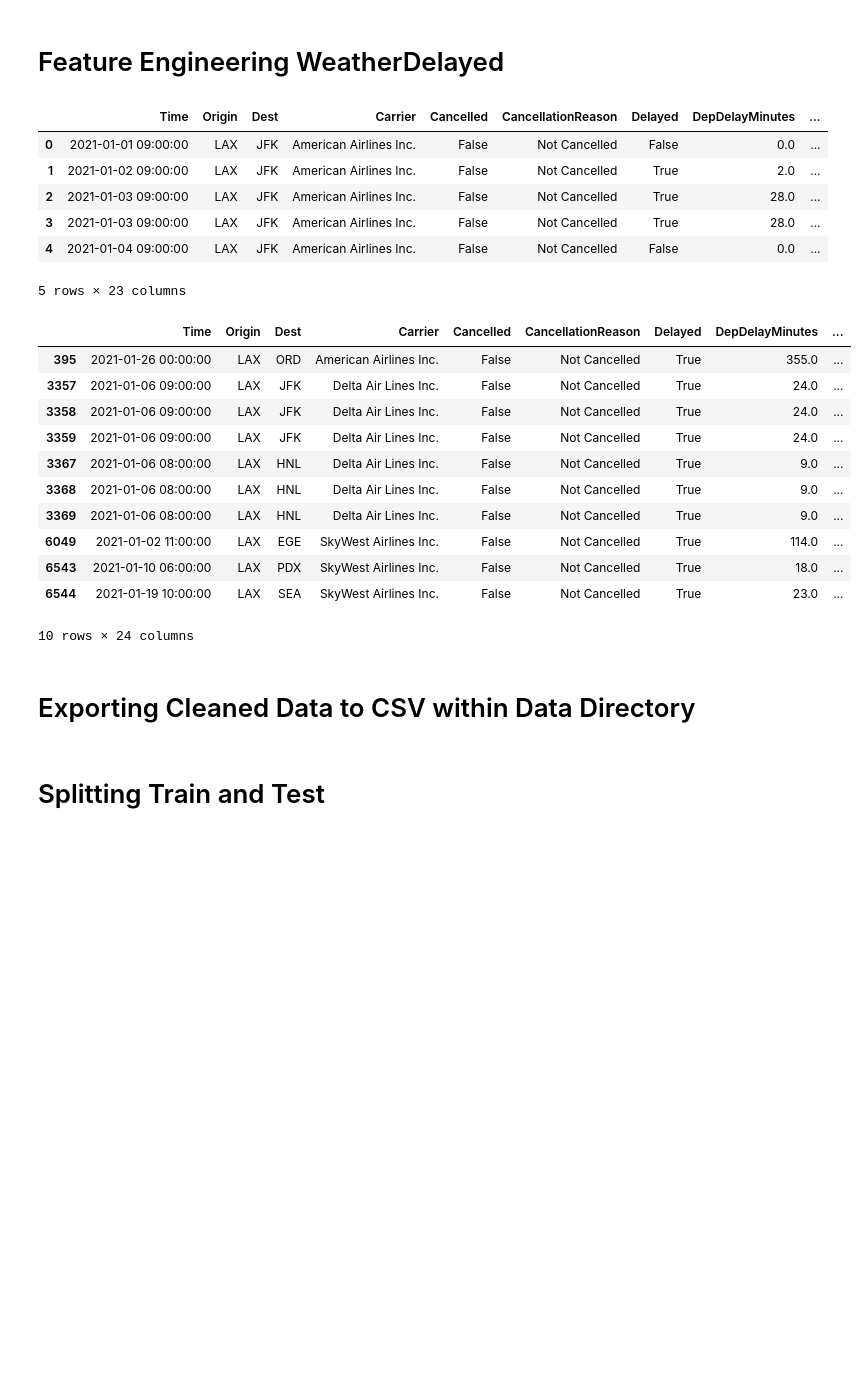
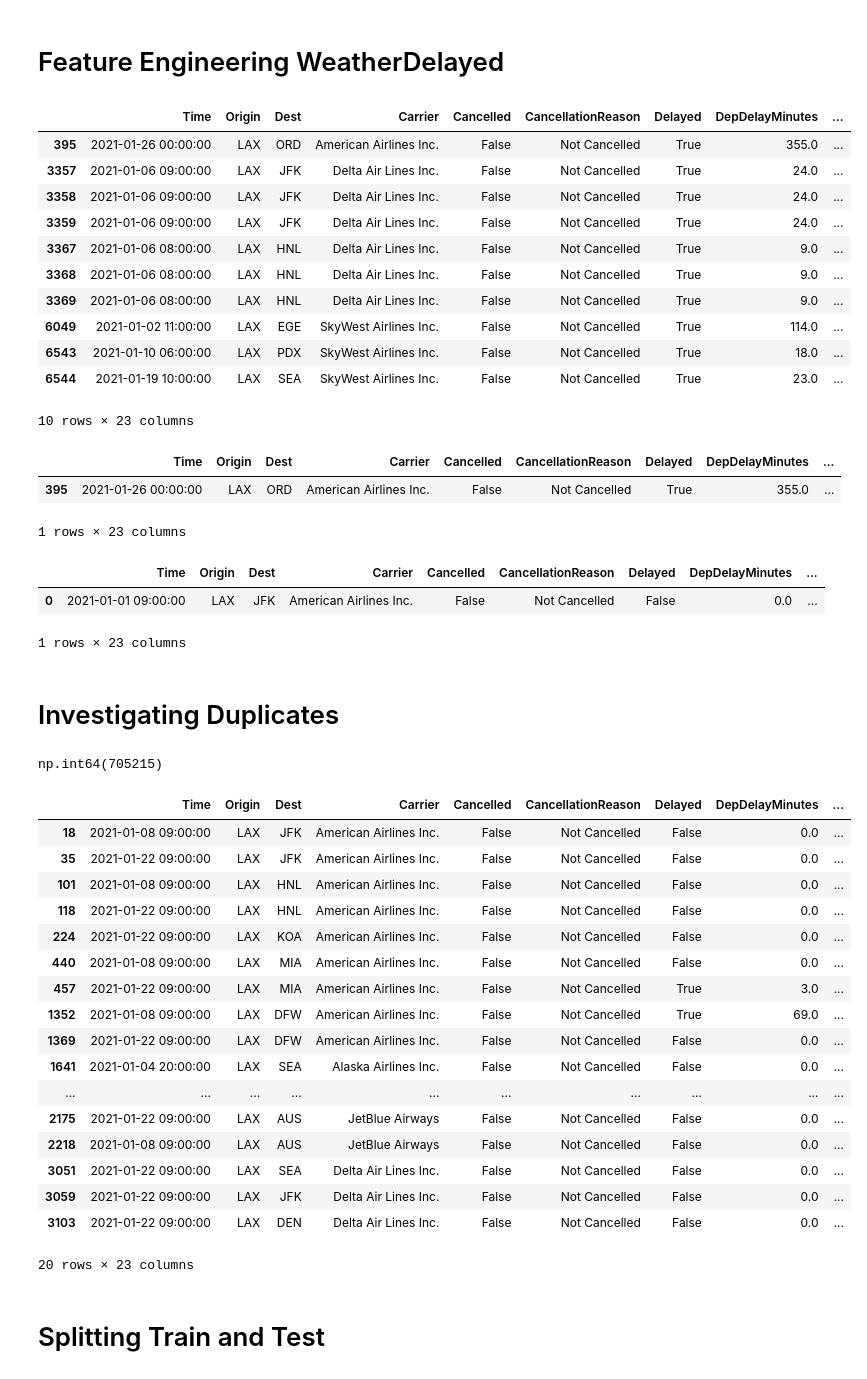
Before and after one commit to diego-mogollon/lateguru, a Jupyter notebook: notebooks/Data_Processing_C.ipynb, the cells around one changed output. Drawn from its saved outputs; the diff is of its cells as text; code cells hidden in the pictures; blank space fills up the shorter version.

```diff
--- a/notebooks/Data_Processing_C.ipynb
+++ b/notebooks/Data_Processing_C.ipynb
@@ -95,6 +128,6 @@ df[df['DepDelayMinutes'].isnull()]['Delayed'].unique()
 array([False])
 # %%
-df['CancellationReason'].fillna('Not Cancelled', inplace=True)
+df['CancellationReason'] = df['CancellationReason'].fillna('Not Cancelled')
 # %%
 print(df.CancellationReason.unique())
 # %% [output]
@@ -201,0 +137,4 @@ df_imputed[df_imputed.duplicated()]
+# %%
+#Renaming WeatherDelay to Weather_Delay_Length
+df = df.rename(columns={'WeatherDelay':'Weather_Delay_Length'})
+df.head(1)
@@ -201,0 +145,4 @@ df_imputed[df_imputed.duplicated()]
+# %%
+df['Weather_Delay_Length'] = df['Weather_Delay_Length'].fillna(0.0)
+
+df.head(1)
@@ -202,23 +163,8 @@ df_imputed[df_imputed.duplicated()]
 # %% [markdown]
 # Feature Engineering WeatherDelayed
-# %%
-#Renaming WeatherDelay to Weather_Delay_Length
-df_imputed = df_imputed.rename(columns={'WeatherDelay':'Weather_Delay_Length'})
-df_imputed.head()
-# %% [output]
-|  | Time | Origin | Dest | Carrier | Cancelled | CancellationReason | Delayed | DepDelayMinutes | ... |
-| 0 | 2021-01-01 09:00:00 | LAX | JFK | American Airlines Inc. | False | Not Cancelled | False | 0.0 | ... |
-| 1 | 2021-01-02 09:00:00 | LAX | JFK | American Airlines Inc. | False | Not Cancelled | True | 2.0 | ... |
-| 2 | 2021-01-03 09:00:00 | LAX | JFK | American Airlines Inc. | False | Not Cancelled | True | 28.0 | ... |
-| 3 | 2021-01-03 09:00:00 | LAX | JFK | American Airlines Inc. | False | Not Cancelled | True | 28.0 | ... |
-| 4 | 2021-01-04 09:00:00 | LAX | JFK | American Airlines Inc. | False | Not Cancelled | False | 0.0 | ... |
-5 rows × 23 columns
 # %%
 
-
-df_imputed['Weather_Delayed'] =  df_imputed.apply(lambda row: True if row['Weather_Delay_Length'] > 0 else False, axis=1)
-
-df_imputed[df_imputed['Weather_Delay_Length'] > 0.0].head(10)
+df['Weather_Delayed'] =  df.apply(lambda row: True if row['Weather_Delay_Length'] > 0 else False, axis=1)
 # %% [output]
 |  | Time | Origin | Dest | Carrier | Cancelled | CancellationReason | Delayed | DepDelayMinutes | ... |
 | 395 | 2021-01-26 00:00:00 | LAX | ORD | American Airlines Inc. | False | Not Cancelled | True | 355.0 | ... |
@@ -231,6 +177,4 @@ df_imputed[df_imputed['Weather_Delay_Length'] > 0.0].head(10)
 | 6049 | 2021-01-02 11:00:00 | LAX | EGE | SkyWest Airlines Inc. | False | Not Cancelled | True | 114.0 | ... |
 | 6543 | 2021-01-10 06:00:00 | LAX | PDX | SkyWest Airlines Inc. | False | Not Cancelled | True | 18.0 | ... |
 | 6544 | 2021-01-19 10:00:00 | LAX | SEA | SkyWest Airlines Inc. | False | Not Cancelled | True | 23.0 | ... |
-10 rows × 24 columns
+10 rows × 23 columns
-# %% [markdown]
-# Exporting Cleaned Data to CSV within Data Directory
@@ -245,2 +181,43 @@ df_imputed.to_csv(output_path, header=True, index=False, compression='zip')
+# %%
+df[df['Weather_Delay_Length'] > 0.0].head(1)
+# %% [output]
+|  | Time | Origin | Dest | Carrier | Cancelled | CancellationReason | Delayed | DepDelayMinutes | ... |
+| 395 | 2021-01-26 00:00:00 | LAX | ORD | American Airlines Inc. | False | Not Cancelled | True | 355.0 | ... |
+1 rows × 23 columns
+# %%
+df[df['Weather_Delay_Length'] == 0.0].head(1)
+# %% [output]
+|  | Time | Origin | Dest | Carrier | Cancelled | CancellationReason | Delayed | DepDelayMinutes | ... |
+| 0 | 2021-01-01 09:00:00 | LAX | JFK | American Airlines Inc. | False | Not Cancelled | False | 0.0 | ... |
+1 rows × 23 columns
+# %% [markdown]
+# Investigating Duplicates
+# %%
+df.duplicated().sum()
+# %% [output]
+np.int64(705215)
+# %%
+df[df.duplicated()].head(20)
+
+#not real duplicates as time is different - how to tell at scale
+# %% [output]
+|  | Time | Origin | Dest | Carrier | Cancelled | CancellationReason | Delayed | DepDelayMinutes | ... |
+| 18 | 2021-01-08 09:00:00 | LAX | JFK | American Airlines Inc. | False | Not Cancelled | False | 0.0 | ... |
+| 35 | 2021-01-22 09:00:00 | LAX | JFK | American Airlines Inc. | False | Not Cancelled | False | 0.0 | ... |
+| 101 | 2021-01-08 09:00:00 | LAX | HNL | American Airlines Inc. | False | Not Cancelled | False | 0.0 | ... |
+| 118 | 2021-01-22 09:00:00 | LAX | HNL | American Airlines Inc. | False | Not Cancelled | False | 0.0 | ... |
+| 224 | 2021-01-22 09:00:00 | LAX | KOA | American Airlines Inc. | False | Not Cancelled | False | 0.0 | ... |
+| 440 | 2021-01-08 09:00:00 | LAX | MIA | American Airlines Inc. | False | Not Cancelled | False | 0.0 | ... |
+| 457 | 2021-01-22 09:00:00 | LAX | MIA | American Airlines Inc. | False | Not Cancelled | True | 3.0 | ... |
+| 1352 | 2021-01-08 09:00:00 | LAX | DFW | American Airlines Inc. | False | Not Cancelled | True | 69.0 | ... |
+| 1369 | 2021-01-22 09:00:00 | LAX | DFW | American Airlines Inc. | False | Not Cancelled | False | 0.0 | ... |
+| 1641 | 2021-01-04 20:00:00 | LAX | SEA | Alaska Airlines Inc. | False | Not Cancelled | False | 0.0 | ... |
+| ... | ... | ... | ... | ... | ... | ... | ... | ... | ... |
+| 2175 | 2021-01-22 09:00:00 | LAX | AUS | JetBlue Airways | False | Not Cancelled | False | 0.0 | ... |
+| 2218 | 2021-01-08 09:00:00 | LAX | AUS | JetBlue Airways | False | Not Cancelled | False | 0.0 | ... |
+| 3051 | 2021-01-22 09:00:00 | LAX | SEA | Delta Air Lines Inc. | False | Not Cancelled | False | 0.0 | ... |
+| 3059 | 2021-01-22 09:00:00 | LAX | JFK | Delta Air Lines Inc. | False | Not Cancelled | False | 0.0 | ... |
+| 3103 | 2021-01-22 09:00:00 | LAX | DEN | Delta Air Lines Inc. | False | Not Cancelled | False | 0.0 | ... |
+20 rows × 23 columns
 # %% [markdown]
 # Splitting Train and Test
```
Also changed, not shown: parts of 38 cells of this notebook.
